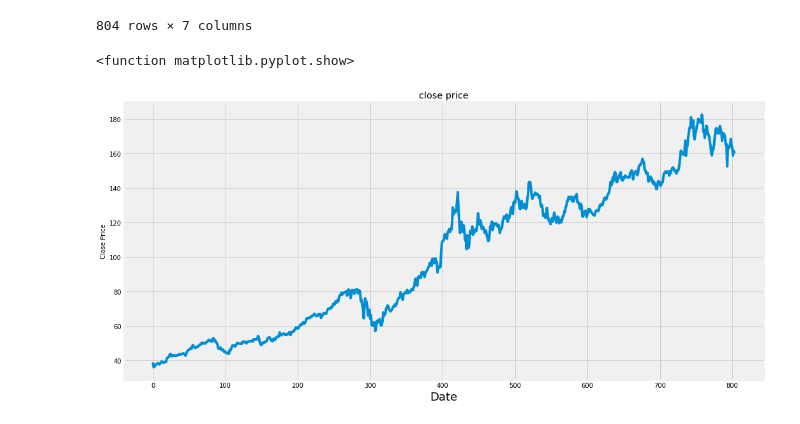
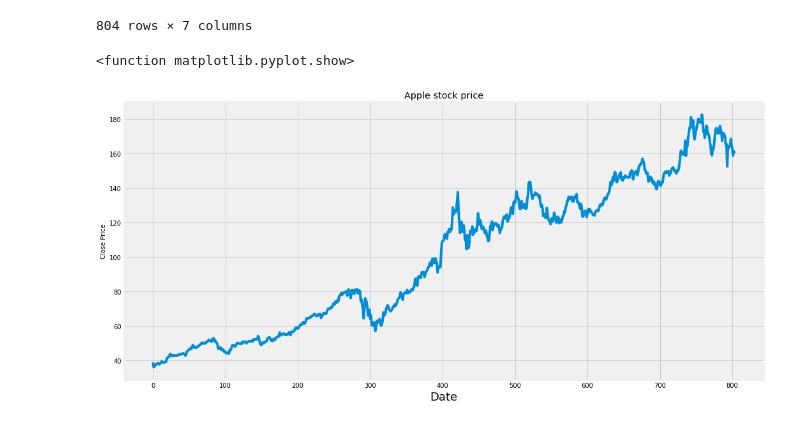
Before and after one commit to aanilkumarreddy/Angular-Assignment, a Jupyter notebook: dataexploringFAANG.ipynb, the cells around one changed output. Cells and saved outputs as stored; diff of their text form; code cells hidden in the pictures.

```diff
--- a/dataexploringFAANG.ipynb
+++ b/dataexploringFAANG.ipynb
@@ -41,17 +41,17 @@ warnings.filterwarnings('ignore')
 # %%
 from datetime import datetime
 
 plt.figure(figsize=(16,8))
-plt.title('close price')
+plt.title('Apple stock price')
 plt.plot(appleCSV['Open'])
 
 
 plt.xlabel('Date',fontsize=18)
 plt.ylabel('Close Price',fontsize=10)
 plt.show
 # %% [output]
 <function matplotlib.pyplot.show>
-[figure, old version]
+[figure, new version]
 # %%
 import plotly.graph_objects as go
 displayFig = pd.read_csv('AAPL.csv')
```
Also changed, not shown: parts of 8 cells of this notebook.
